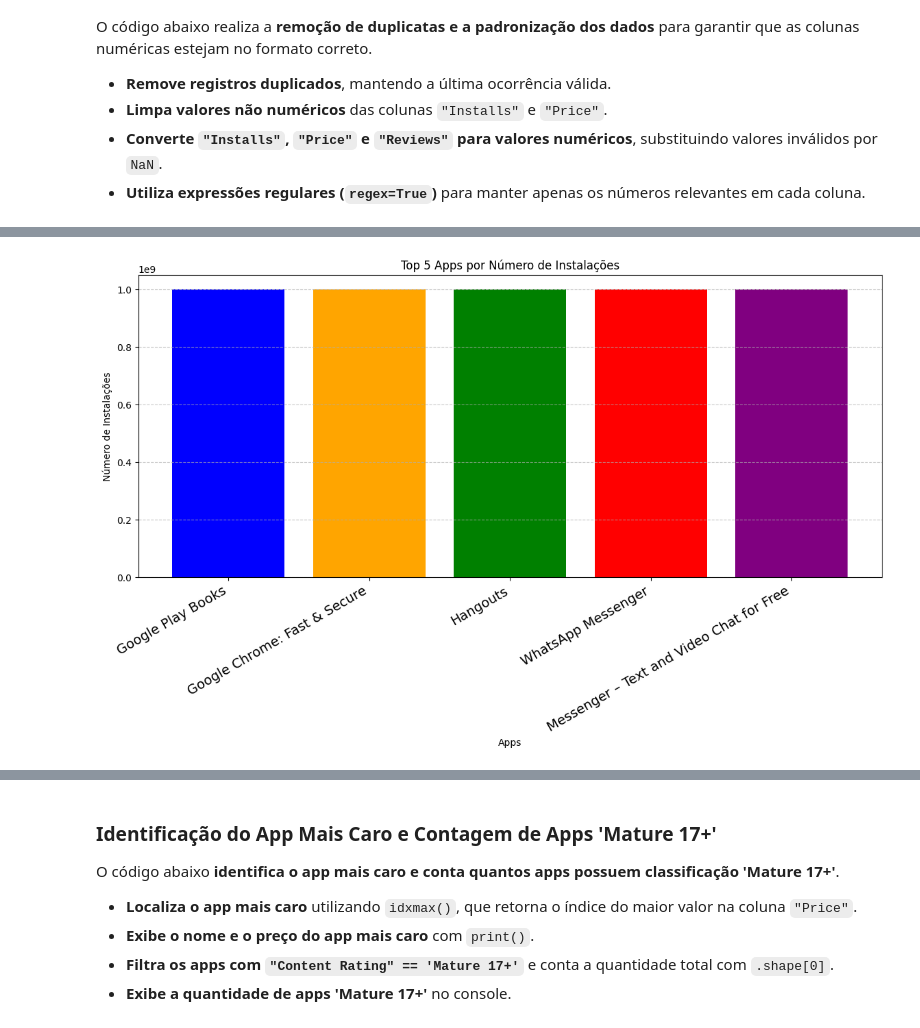
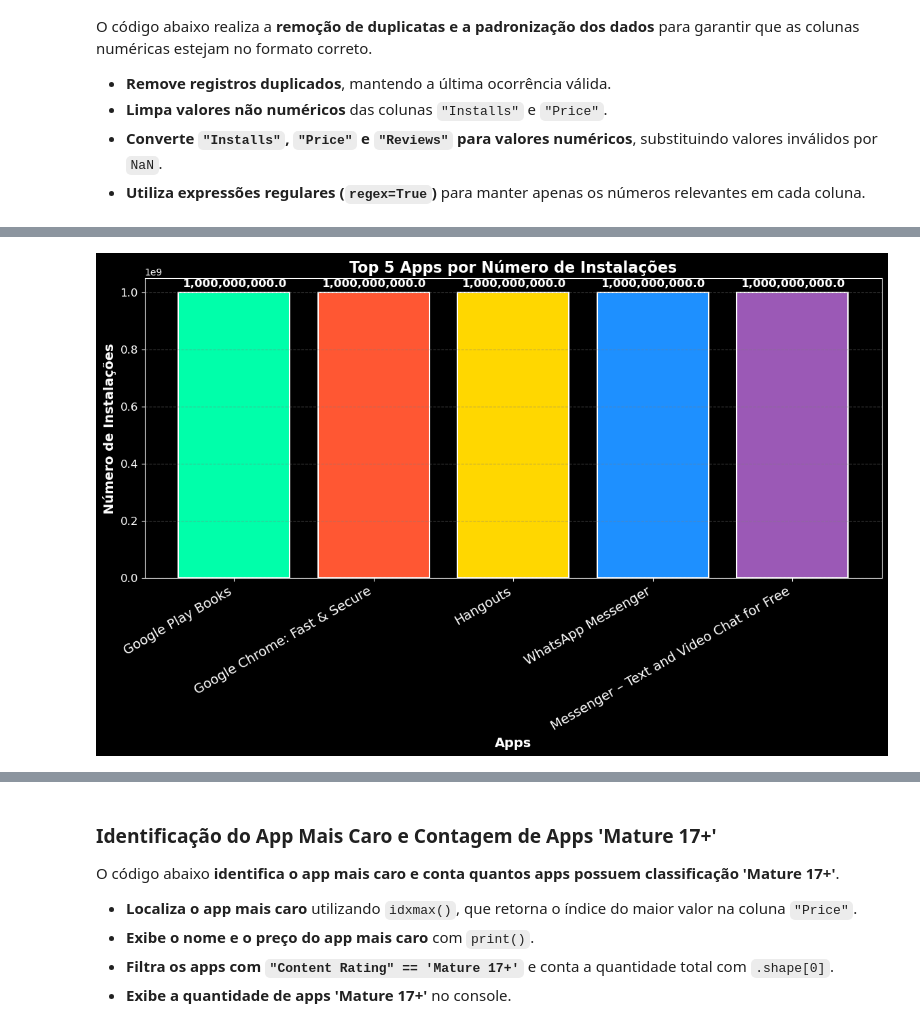
Before and after one commit to vmendess/compass-vm, a Jupyter notebook: Sprint 2/Desafio/notebook_jupyter/desafio.ipynb, the cells around one changed output, grey strips where cells are left out. Cells and saved outputs as stored; diff of their text form; code cells hidden in the pictures.

```diff
--- a/Sprint 2/Desafio/notebook_jupyter/desafio.ipynb
+++ b/Sprint 2/Desafio/notebook_jupyter/desafio.ipynb
@@ -119,25 +128,38 @@ O código abaixo **gera um gráfico de barras com os 5 aplicativos mais instalad
 # %%
-# **Top 5 Apps por Número de Instalações**
+# Selecionar os 5 apps com mais instalações
 top_5_installs = df.nlargest(5, "Installs")
-plt.figure(figsize=(14, 7))  # Aumentando levemente o tamanho da figura
-plt.bar(top_5_installs["App"], top_5_installs["Installs"], color=['blue', 'orange', 'green', 'red', 'purple'])
 
-# Ajustando os rótulos para melhor exibição mesmo em janelas menores
-plt.xlabel("Apps")
-plt.ylabel("Número de Instalações")
-plt.title("Top 5 Apps por Número de Instalações")
+# Cores para cada barra
+colors = ['#00FFAA', '#FF5733', '#FFD700', '#1E90FF', '#9B59B6']
 
-# Rotação de 30° para melhor ajuste e aumento da fonte
-plt.xticks(rotation=30, ha='right', fontsize=14)
+# Gráfico estilizado com fundo dark
+with plt.style.context('dark_background'):
+    plt.figure(figsize=(14, 7))
 
-# Adicionando um padding extra no bottom para evitar corte dos nomes em janelas menores
-plt.subplots_adjust(bottom=0.25)
+    # Gráfico de barras
+    plt.bar(top_5_installs["App"], top_5_installs["Installs"], color=colors, edgecolor='white', linewidth=1.5)
 
-# Adicionando grid discreto para facilitar a leitura
-plt.grid(axis='y', linestyle='--', alpha=0.7)
+    # Rótulos e título
+    plt.xlabel("Apps", color='white', fontsize=14, fontweight='bold')
+    plt.ylabel("Número de Instalações", color='white', fontsize=14, fontweight='bold')
+    plt.title("Top 5 Apps por Número de Instalações", color='white', fontsize=16, fontweight='bold')
 
-# Exibindo o gráfico atualizado
-plt.show()
+    # Rotação dos rótulos do eixo X
+    plt.xticks(rotation=30, ha='right', fontsize=14, color='white')
+    plt.yticks(fontsize=12, color='white')
+
+    # Grid discreto
+    plt.grid(axis='y', linestyle='--', alpha=0.5, color='gray')
+
+    # Números acima das barras para destacar valores
+    for i, v in enumerate(top_5_installs["Installs"]):
+        plt.text(i, v + (v * 0.02), f'{v:,}', ha='center', fontsize=12, color='white', fontweight='bold')
+
+    # Espaçamento inferior para evitar corte dos rótulos
+    plt.subplots_adjust(bottom=0.25)
+
+    # Gráfico
+    plt.show()
 # %% [output]
-[figure, old version]
+[figure, new version]
 # %% [markdown]
```
Also changed, not shown: parts of 9 cells of this notebook, 1 other file.
